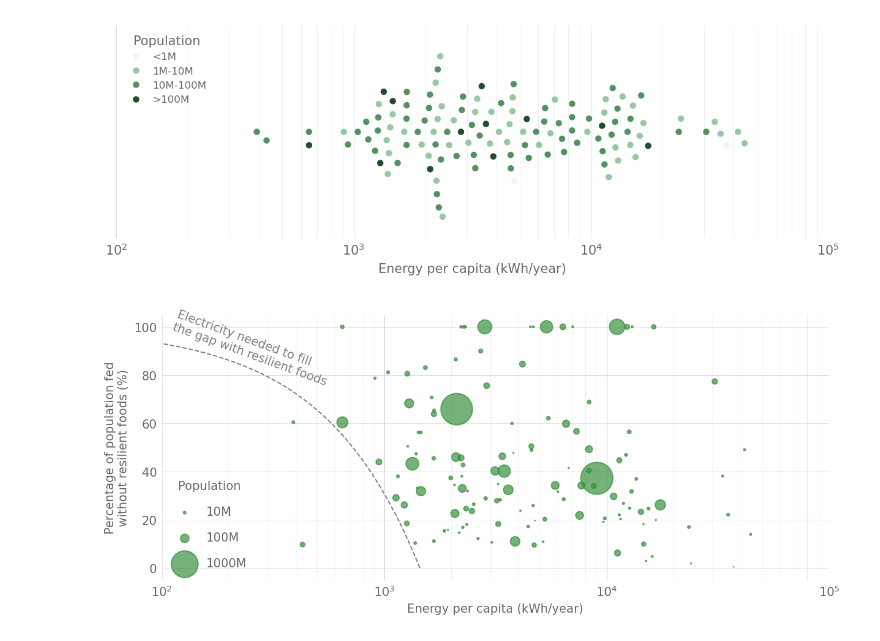
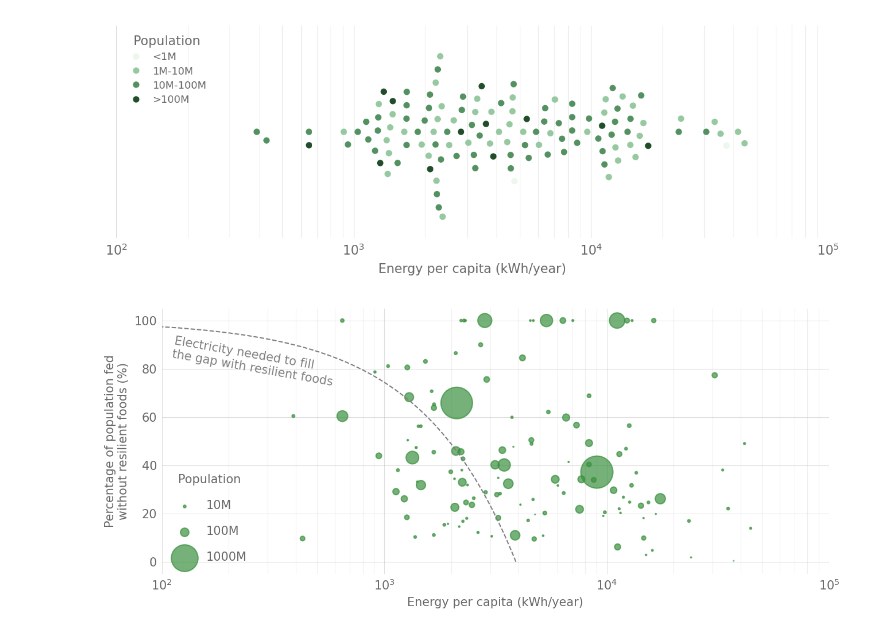
Before and after one commit to allfed/Renewables-Nuclear-Winter, a Jupyter notebook: scripts/Available-energy.ipynb, the cells around one changed output. Drawn from its saved outputs; the diff is of its cells as text; code cells hidden in the pictures.

```diff
--- a/scripts/Available-energy.ipynb
+++ b/scripts/Available-energy.ipynb
@@ -160,15 +160,32 @@ dfkeep["sizes"] = np.sqrt(df["population"] * 1000)
 # %%
 ## methane SCP
 # 22 MJ/kg
-calories_per_kg = 22 * 239.006
-# 9.9 kWh of electricity per kg of SCP
-kWh_per_calorie = 9.9 / calories_per_kg
+scp_calories_per_kg = 22 * 239.006
+# 4.4 kWh of electricity per kg of SCP
+scp_kWh_per_calorie = 4.4 / scp_calories_per_kg
+
+## cellulosic sugar
+cs_kWh_per_calorie = 0
+
+## seaweed
+sw_calories_per_kg = 4000
+sw_kWh_per_calorie = 19.4 / sw_calories_per_kg
+
+## dino butter
+db_calories_per_kg = 7200
+db_kWh_per_calorie = 125 / db_calories_per_kg
+
+## mushrooms
+mushrooms_calories_per_kg = 310
+mushrooms_kWh_per_calorie = 0.75 / mushrooms_calories_per_kg
+
+avg_kWh_per_calorie = (scp_kWh_per_calorie + cs_kWh_per_calorie + sw_kWh_per_calorie + db_kWh_per_calorie + mushrooms_kWh_per_calorie) / 5
 
 ## curve
 population_fed = np.linspace(0, 100, 100)
 population_to_feed = 1 - population_fed / 100
 calories_per_day_per_person_to_produce = 2100 * population_to_feed
-kWh_per_day_per_person_to_produce = calories_per_day_per_person_to_produce * kWh_per_calorie
+kWh_per_day_per_person_to_produce = calories_per_day_per_person_to_produce * avg_kWh_per_calorie
 kWh_per_year_per_person_to_produce = kWh_per_day_per_person_to_produce * 365.25
 # %%
 plt.scatter(
@@ -187,37 +204,37 @@ plt.ylabel("Percentage of population fed\nwithout resilient foods (%)", color="d
 plt.plot(kWh_per_year_per_person_to_produce, population_fed, color="grey", ls="--", lw=1)
 plt.text(
     110,
-    75,
+    72,
     "Electricity needed to fill\nthe gap with resilient foods",
     color="grey",
-    rotation=-20,
+    rotation=-10,
     va="bottom",
 )
 
 # add minor grid
 plt.grid(True, which="minor", ls="-", alpha=0.2, lw=0.5)
 
 sizes = [10, 100, 1000]
 labels = ["10M", "100M", "1000M"]
 
 handles = [
     plt.scatter(
         [], [], s=2 * s, marker=".", color="#3A913F", alpha=0.7, edgecolors=None
     )
     for s in sizes
 ]
 
 # remove title from legend and use smaller fonts
 legend = plt.legend(
     handles=handles,
     labels=labels,
     title="Population",
     # fontsize=8,
     loc="lower left",
     frameon=False,
     labelspacing=1.2,
 )
 
-plt.savefig("energy_per_capita_vs_pct_fed.png", dpi=300, bbox_inches="tight")
+plt.savefig("../results/energy_per_capita_vs_pct_fed.png", dpi=300, bbox_inches="tight")
 # %% [output]
-[figure, old version]
+[figure, new version]
```
Also changed, not shown: 2 other files.
